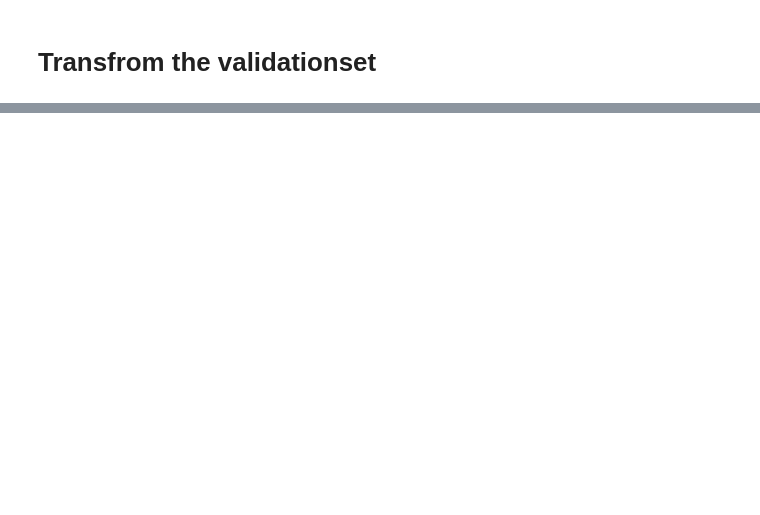
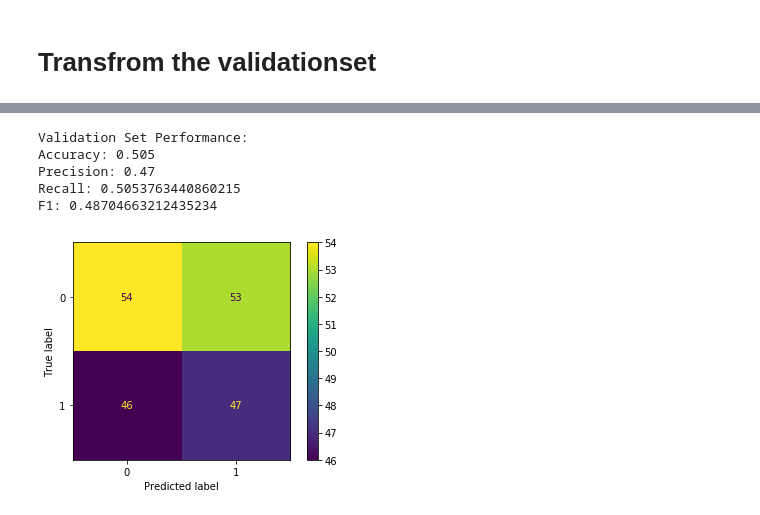
Before and after one commit to moaaztaha/widebot-task2, a Jupyter notebook: Untitled.ipynb, the cells around one changed output, grey strips where cells are left out. Drawn from its saved outputs; the diff is of its cells as text; code cells hidden in the pictures; blank space fills up the shorter version.

```diff
--- a/Untitled.ipynb
+++ b/Untitled.ipynb
@@ -251,0 +264,20 @@ rf_cv_mean = np.mean(rf_cv_scores)
+# %%
+# Random Forest
+rf_model = RandomForestClassifier()
+parameters_rf = {"n_estimators": [4, 5, 6, 7, 8, 9, 10, 15], "criterion": ["gini", "entropy"], "max_features": ["auto", "sqrt", "log2"],
+                 "max_depth": [2, 3, 5, 10], "min_samples_split": [2, 3, 5, 10]}
+
+grid_rf = GridSearchCV(rf_model, parameters_rf, scoring=make_scorer(precision_score))
+grid_rf.fit(X_train, y_train)
+
+rf_model = grid_rf.best_estimator_
+rf_model.fit(X_train, y_train)
+
+rf_acc, rf_precision, rf_recall, rf_f1 = show_results(rf_model, X_valid, y_valid)
+# %% [output]
+Validation Set Performance:
+Accuracy: 0.505
+Precision: 0.47
+Recall: 0.5053763440860215
+F1: 0.48704663212435234
+[figure, added]
```
Also changed, not shown: parts of 21 cells of this notebook.
